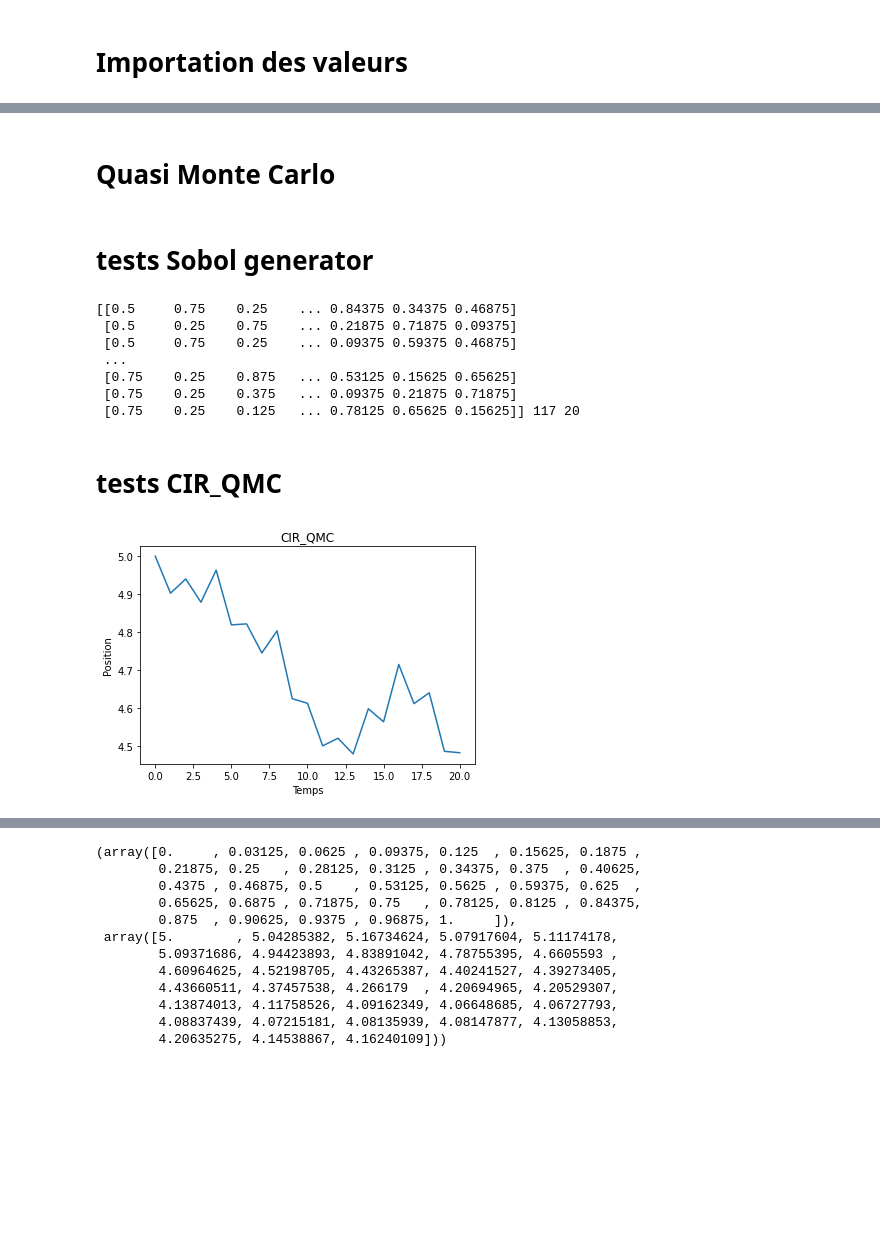
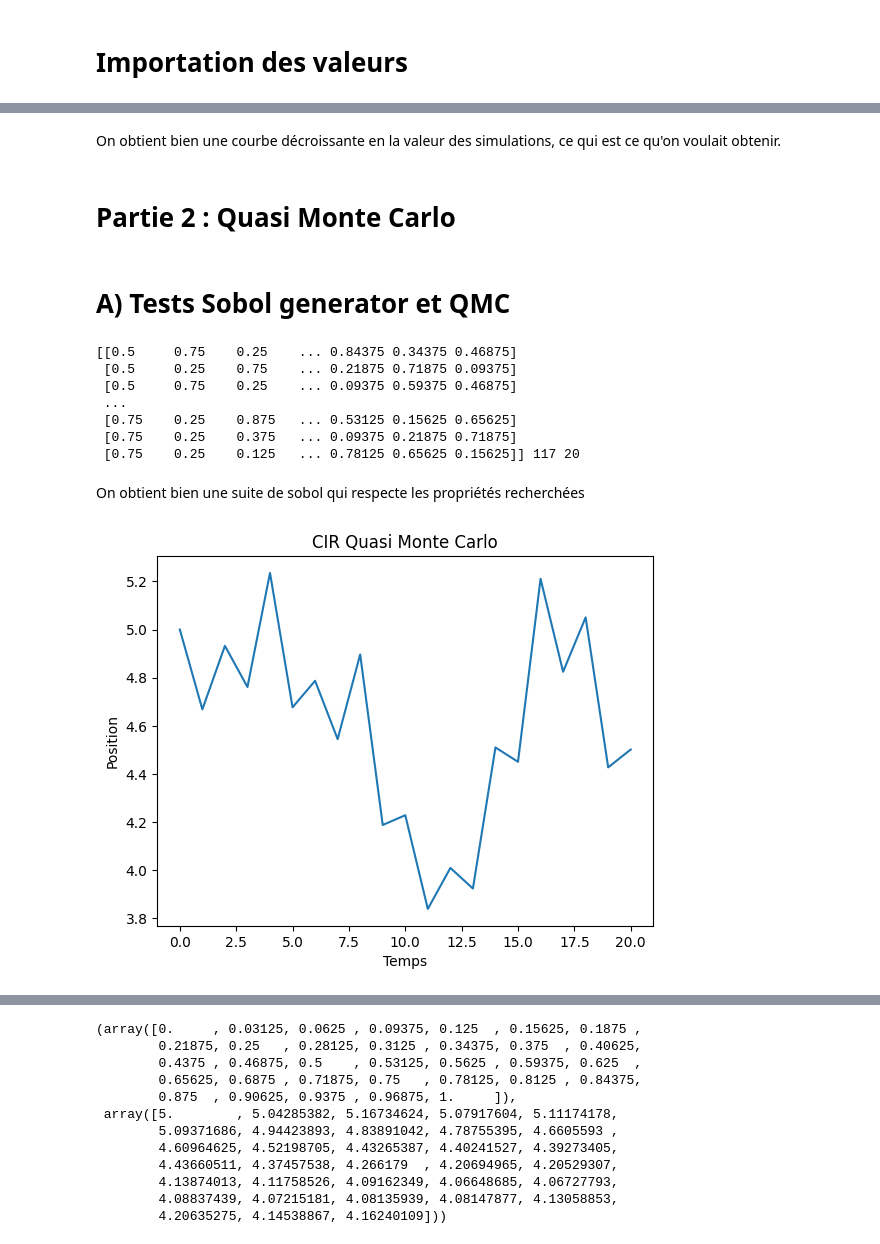
Before and after one commit to Thomasaujoux/Monte_Carlo_Option_Pricing, a Jupyter notebook: main.ipynb, the cells around one changed output, grey strips where cells are left out. Cells and saved outputs as stored; diff of their text form; code cells hidden in the pictures; blank space fills up the shorter version.

Commit message:
version quasi finale

```diff
--- a/main.ipynb
+++ b/main.ipynb
@@ -155,7 +158,7 @@ plt.show()
+# %% [markdown]
+On obtient bien une courbe décroissante en la valeur des simulations, ce qui est ce qu'on voulait obtenir.
 # %% [markdown]
-# Quasi Monte Carlo
+# Partie 2 : Quasi Monte Carlo
 # %% [markdown]
-# tests Sobol generator
+# A) Tests Sobol generator et QMC
-# %%
-nb_samples = 100
 # %%
@@ -169,18 +172,18 @@ print(sobol, len(sobol), len(sobol[1,]))
  [0.75    0.25    0.875   ... 0.53125 0.15625 0.65625]
  [0.75    0.25    0.375   ... 0.09375 0.21875 0.71875]
  [0.75    0.25    0.125   ... 0.78125 0.65625 0.15625]] 117 20
-# %% [markdown]
-# tests CIR_QMC
+# %% [markdown]
+On obtient bien une suite de sobol qui respecte les propriétés recherchées
 # %%
-M = CIR.multiCIR_QMC(alpha, b, sigma, T, k, S_0, nb_samples)
+M = QMC.multiCIR_QMC(alpha, b, sigma, T, k, S_0, nb_samples)
 # %%
 plt.plot(M[1])
 plt.xlabel('Temps')
 plt.ylabel('Position')
-plt.title('CIR_QMC')
+plt.title('CIR Quasi Monte Carlo')
 plt.show()
 # %% [output]
-[figure, old version]
+[figure, new version]
 # %%
 for i in range(nb_samples):
     plt.plot(M[i])
```
Also changed, not shown: parts of 64 cells of this notebook, 7 other files.
